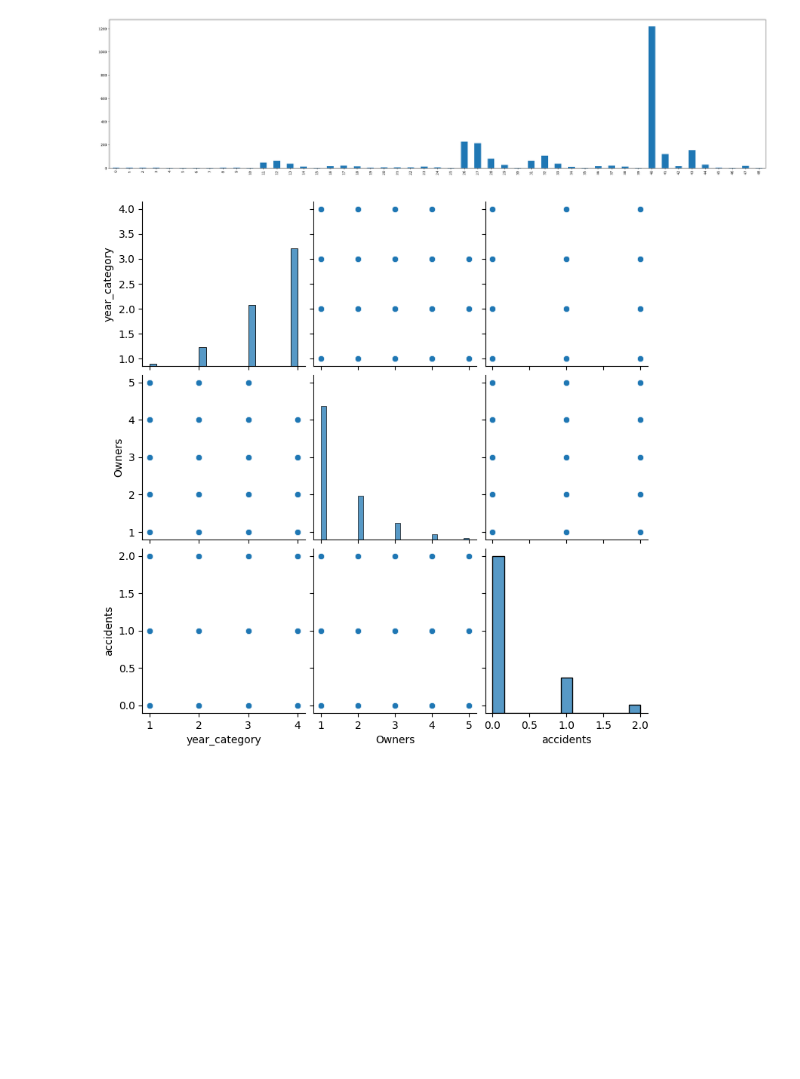
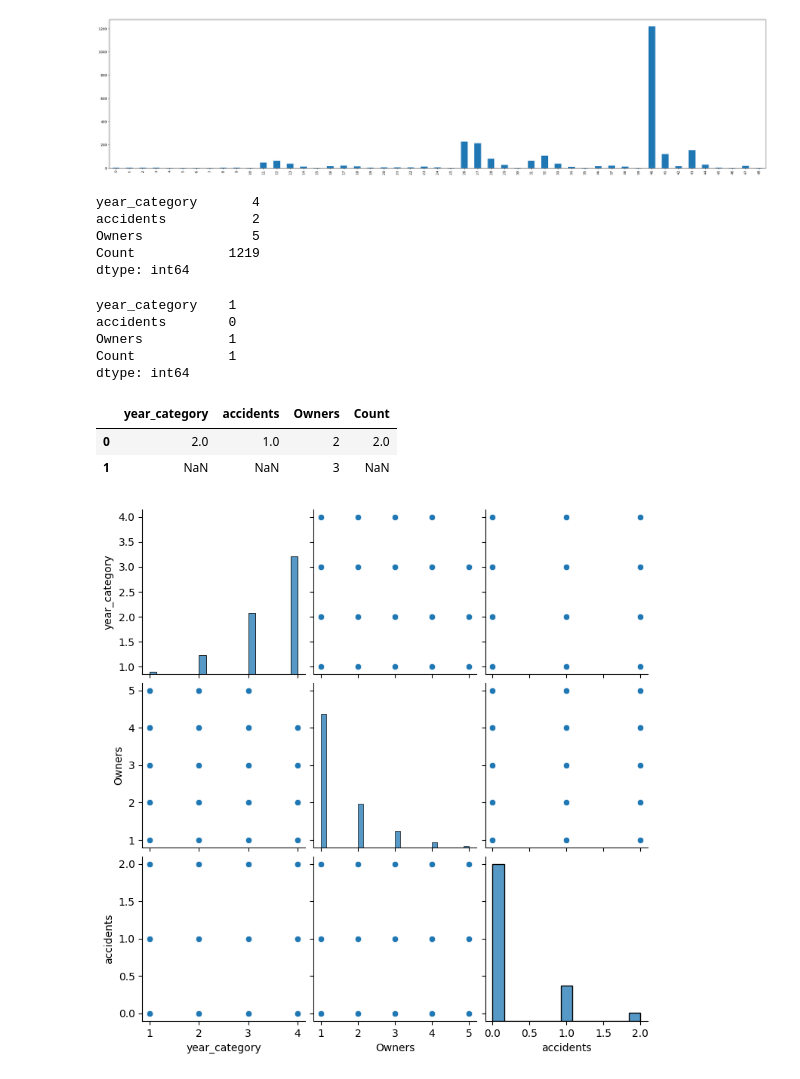
Before and after one commit to Soha85/MyKaggle, a Jupyter notebook: used-car-price-prediction.ipynb, the cells around one changed output. Drawn from its saved outputs; the diff is of its cells as text; code cells hidden in the pictures; blank space fills up the shorter version.

```diff
--- a/used-car-price-prediction.ipynb
+++ b/used-car-price-prediction.ipynb
@@ -321,6 +321,29 @@ df_agg['Count'].plot(kind="bar",figsize=(35,8))
 # %% [output]
 <Axes: >
 [figure]
+# %%
+#max count categories of year, accidents, and Owners
+df_agg.max()
+# %% [output]
+year_category       4
+accidents           2
+Owners              5
+Count            1219
+dtype: int64
+# %%
+df_agg.min()
+# %% [output]
+year_category    1
+accidents        0
+Owners           1
+Count            1
+dtype: int64
+# %%
+df_agg.mode()
+# %% [output]
+|  | year_category | accidents | Owners | Count |
+| 0 | 2.0 | 1.0 | 2 | 2.0 |
+| 1 | NaN | NaN | 3 | NaN |
 # %%
 sns.pairplot(df[['year_category','Owners','accidents']])
 plt.show()
```
Also changed, not shown: parts of 2 cells of this notebook.
